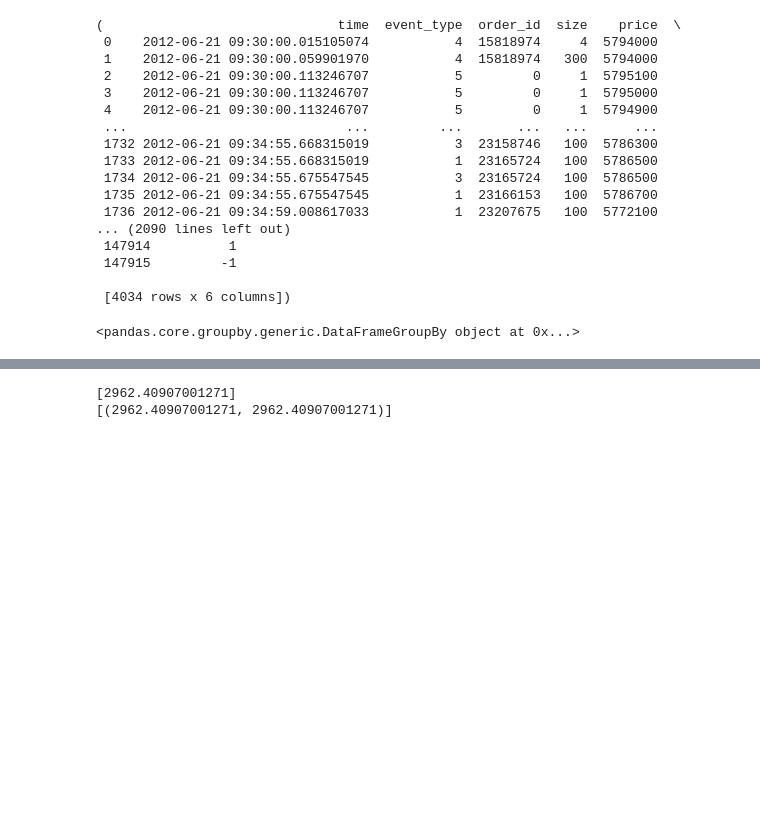
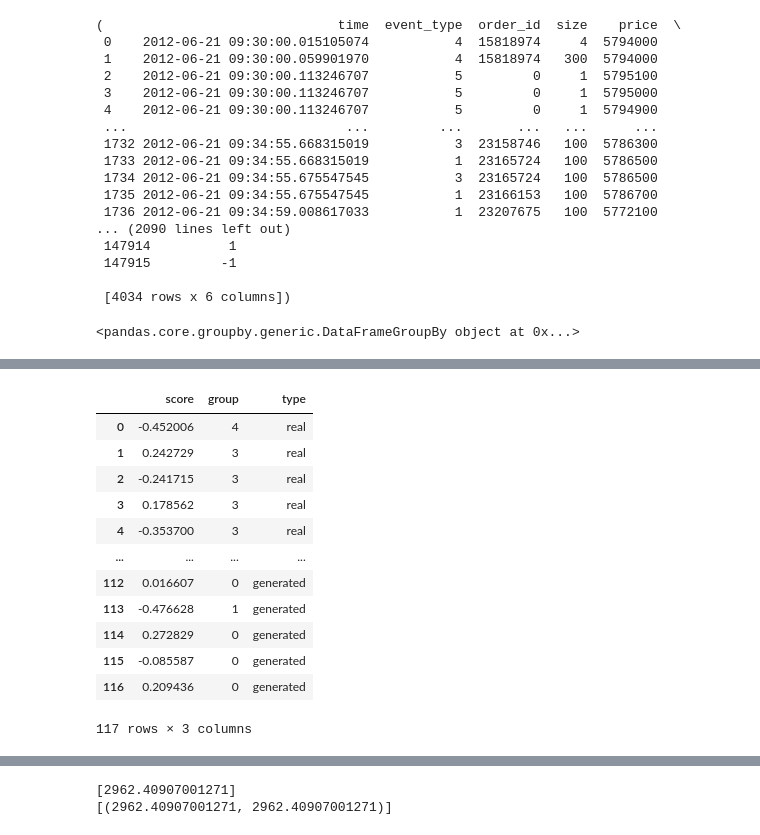
Before and after one commit to peernagy/lob_bench, a Jupyter notebook: eval.ipynb, the cells around one changed output, grey strips where cells are left out. Drawn from its saved outputs; the diff is of its cells as text; code cells hidden in the pictures; blank space fills up the shorter version.

```diff
--- a/eval.ipynb
+++ b/eval.ipynb
@@ -776,0 +827,33 @@ partitioning.group_by_score(
+# %%
+# calculate scores of entire real and generated data (here by the spread),
+# and group each subsequence into a bin based on the score
+# for each of these bins, calculate the distribution of a statistic of interest (e.g. autocorrelation of mid returns)
+
+scoring_fn = lambda m, b: eval.spread(m, b).mean()
+scores_real, scores_gen = partitioning.score_real_gen(subseqs, scoring_fn)
+groups_real, groups_gen = partitioning.group_by_score(
+    scores_real, scores_gen,
+    # n_bins=5,
+    quantiles=[0.25, 0.5, 0.75],
+)
+score_df = partitioning.get_score_table(scores_real, scores_gen, groups_real, groups_gen)
+
+eval_fn = lambda m, b: eval.autocorr(eval.mid_returns(m, b, interval='1min'), 1)[1]
+eval_real, eval_gen = partitioning.score_real_gen(subseqs, eval_fn)
+eval_df = partitioning.get_score_table(eval_real, eval_gen, groups_real, groups_gen)
+
+eval_df
+# %% [output]
+|  | score | group | type |
+| 0 | -0.452006 | 4 | real |
+| 1 | 0.242729 | 3 | real |
+| 2 | -0.241715 | 3 | real |
+| 3 | 0.178562 | 3 | real |
+| 4 | -0.353700 | 3 | real |
+| ... | ... | ... | ... |
+| 112 | 0.016607 | 0 | generated |
+| 113 | -0.476628 | 1 | generated |
+| 114 | 0.272829 | 0 | generated |
+| 115 | -0.085587 | 0 | generated |
+| 116 | 0.209436 | 0 | generated |
+117 rows × 3 columns
```
Also changed, not shown: parts of 21 cells of this notebook, 3 other files.
